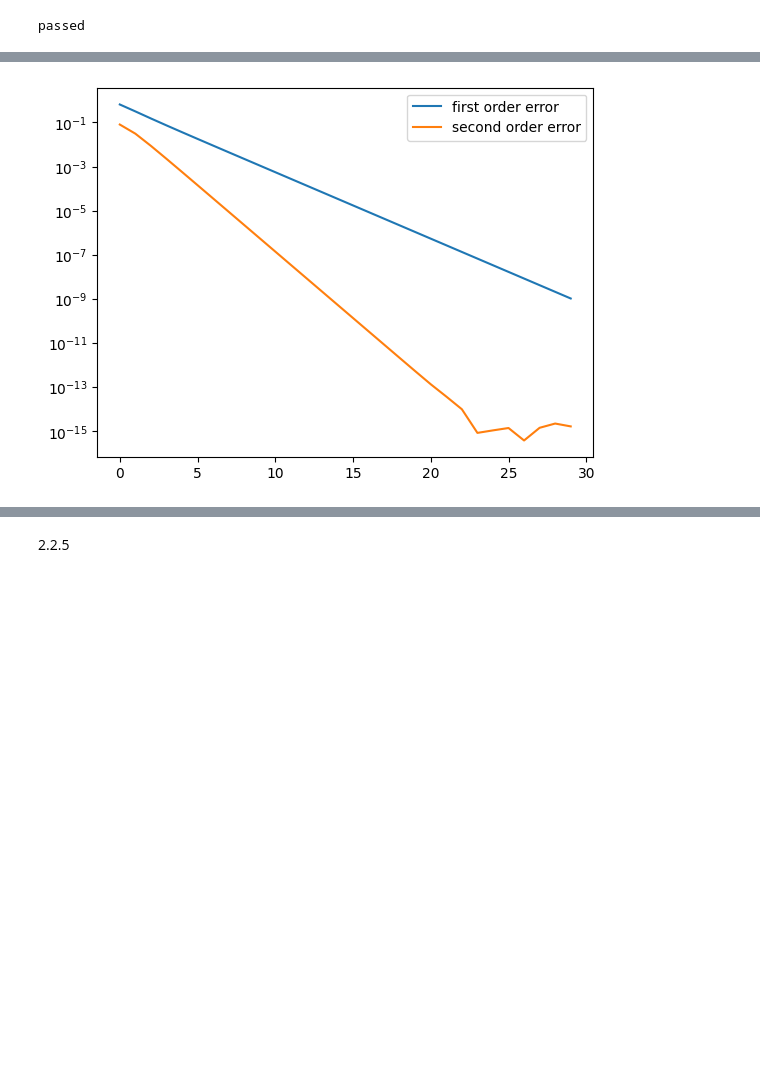
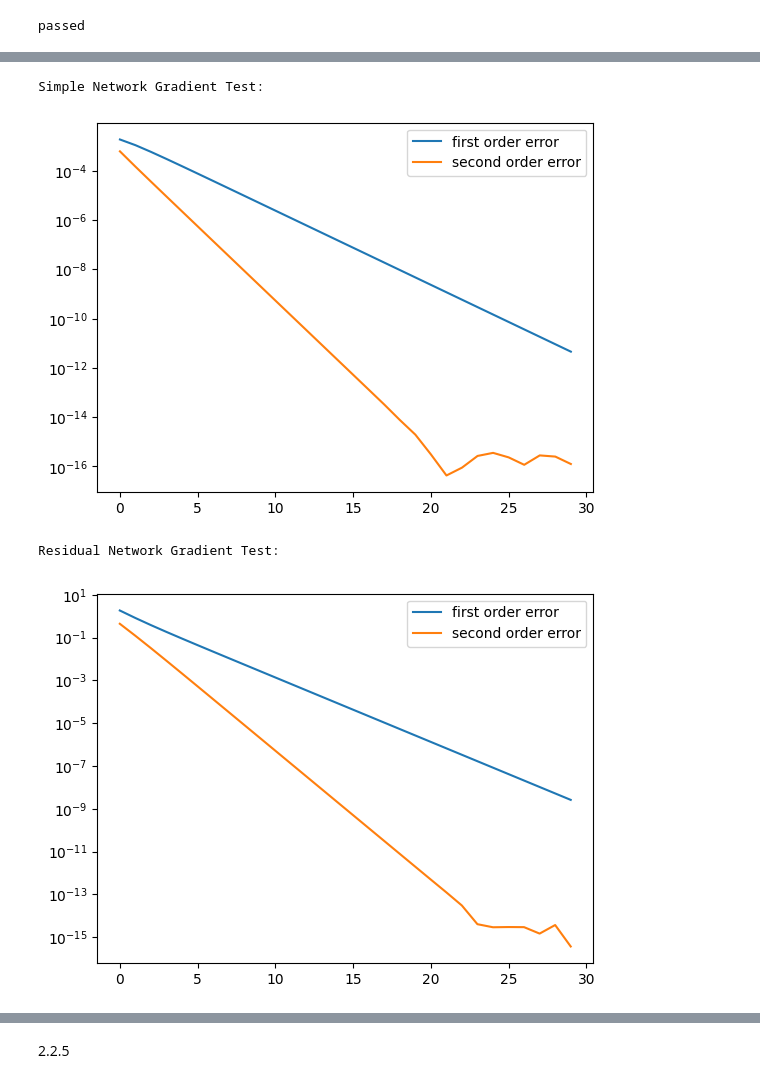
Before and after one commit to elemyoav/Deep-Learning, a Jupyter notebook: Deep-Learning-1.ipynb, the cells around one changed output, grey strips where cells are left out. Saved outputs shown, nothing was run; the diff lists cells and outputs as text; code cells hidden in the pictures; blank space fills up the shorter version.

```diff
--- a/Deep-Learning-1.ipynb
+++ b/Deep-Learning-1.ipynb
@@ -228,19 +320,35 @@ Blow we plot the results of the test on a big network, consisting of a few types
 # %%
 N = GenericNetwork(
                    layers=[
                             TanhLayer(2, 32),
                             TanhLayer(32, 32),
                             TanhLayer(32, 2),
                         ],
                     output_layer= SoftmaxLayer(2, 4),
                 )
 
 x = np.random.rand(2, 1)
 y = np.array([[0, 0, 1, 0]]).T
 
+print("Simple Network Gradient Test:")
 NetworkGradientTest(N, x, y)
+
+RN = ResidualNeuralNetwork(
+                     layers=[
+                             ResidualTanhLayer(2, 32),
+                             ResidualTanhLayer(2, 32),
+                             ResidualTanhLayer(2, 2),
+                            ],
+                      output_layer= SoftmaxLayer(2, 4),
+                 )
+
+print("Residual Network Gradient Test:")
+NetworkGradientTest(RN, x, y)
 # %% [output]
+Simple Network Gradient Test:
-[figure, old version]
+[figure, new version]
+Residual Network Gradient Test:
+[figure, added]
 # %%
 dataset = swiss_roll
 Xt = dataset['Yt']
```
Also changed, not shown: parts of 25 cells of this notebook, 4 other files.
